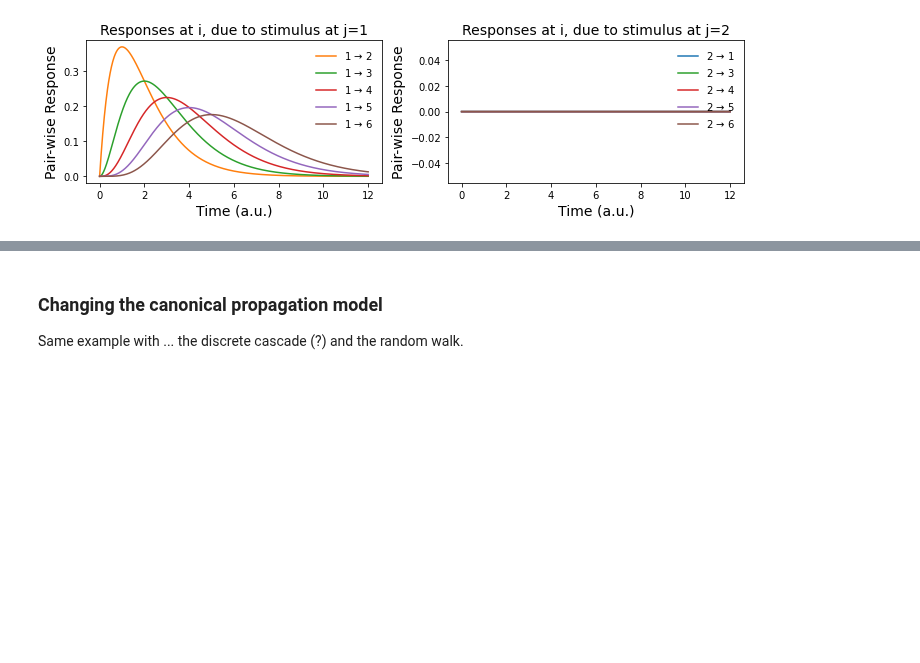
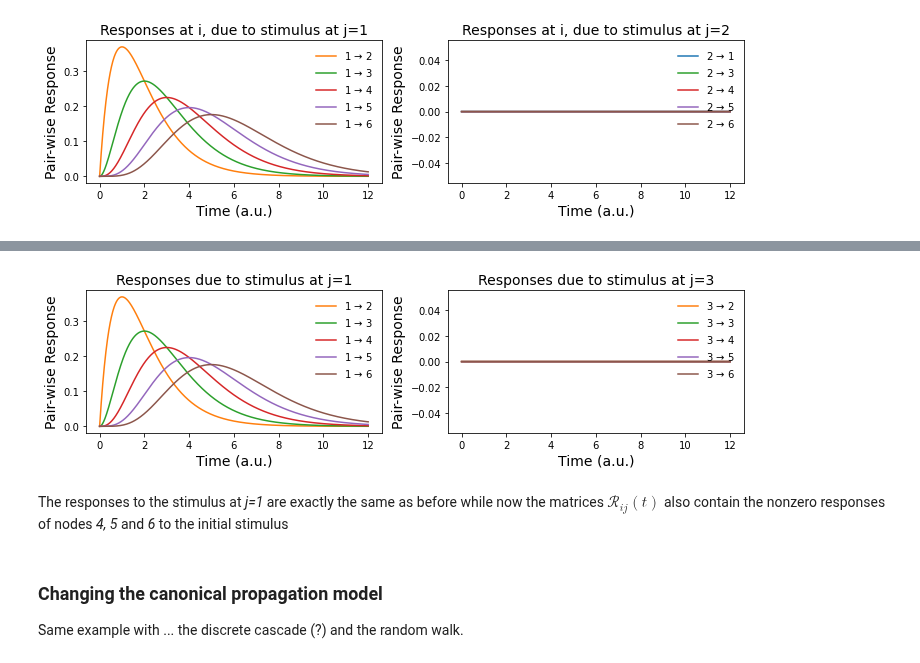
Before and after one commit to mb-BCA/SiReNetA_Tutorials, a Jupyter notebook: Tutorial_Notebooks/2_Basics_StimRespMetrics.ipynb, the cells around one changed output, grey strips where cells are left out. Saved outputs shown, nothing was run; the diff lists cells and outputs as text; code cells hidden in the pictures; blank space fills up the shorter version.

```diff
--- a/Tutorial_Notebooks/2_Basics_StimRespMetrics.ipynb
+++ b/Tutorial_Notebooks/2_Basics_StimRespMetrics.ipynb
@@ -240,3 +242,31 @@ plt.tight_layout()
+# %%
+plt.figure(figsize=(10,3))
+
+# Plot the responses to the stimulus applied at j = 1.
+plt.subplot(1,2,1)
+jstim=0
+plt.title( f'Responses due to stimulus at j={jstim+1}', fontsize=14)
+for i in range(1,N):
+    plt.plot(tpoints1, R2[:,i,jstim], color=cols[i], label=f'{jstim+1} $\\to$ {i+1}')
+plt.xlabel('Time (a.u.)', fontsize=14)
+plt.ylabel('Pair-wise Response', fontsize=14)
+plt.legend(frameon=False)
+
+# Plot the responses to the stimulus applied at j = 3.
+plt.subplot(1,2,2)
+jstim=2
+plt.title( f'Responses due to stimulus at j={jstim+1}', fontsize=14)
+for i in range(1,N):
+    plt.plot(tpoints1, R2[:,i,jstim], color=cols[i], label=f'{jstim+1} $\\to$ {i+1}')
+plt.xlabel('Time (a.u.)', fontsize=14)
+plt.ylabel('Pair-wise Response', fontsize=14)
+plt.legend(frameon=False)
+
+plt.tight_layout()
+# %% [output]
+[figure, added]
+# %% [markdown]
+The responses to the stimulus at *j=1* are exactly the same as before while now the matrices $\mathcal{R}_{ij}(t)$ also contain the nonzero responses of nodes *4, 5* and *6* to the initial stimulus
 # %% [markdown]
 ### Changing the canonical propagation model
 
```
Also changed, not shown: parts of 11 cells of this notebook.
